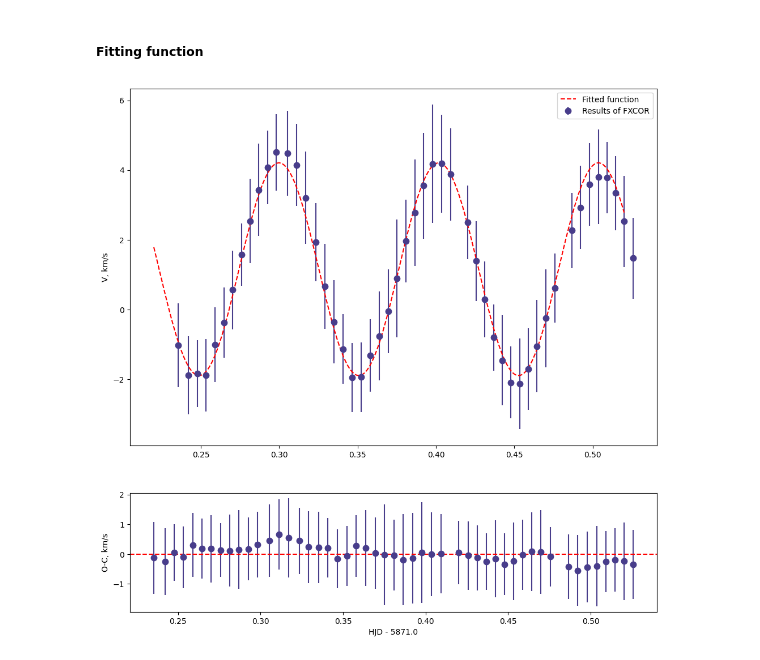
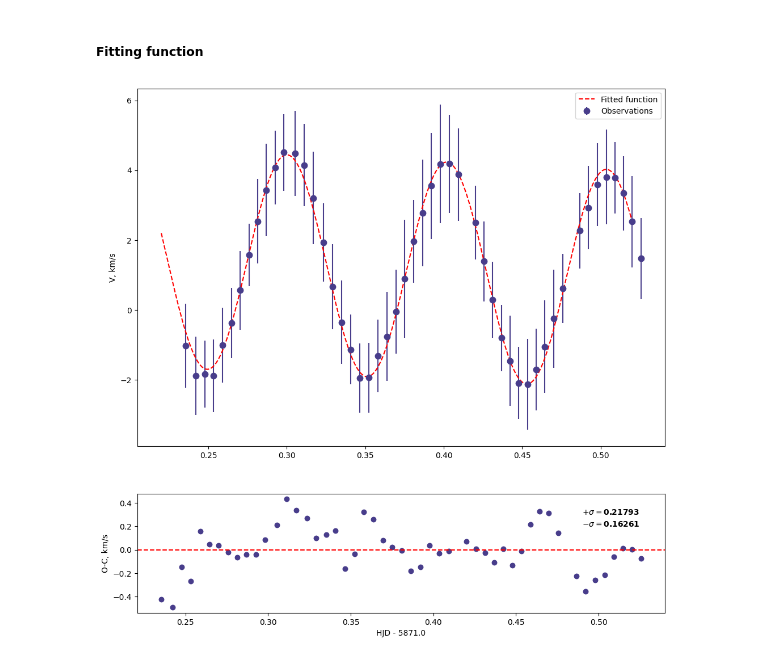
Before and after one commit to ASTR0MNSTR/univ_codes, a Jupyter notebook: 2024_2025/Spectroscopy/star_04/note.ipynb, the cells around one changed output. Saved outputs shown, nothing was run; the diff lists cells and outputs as text; code cells hidden in the pictures.

```diff
--- a/2024_2025/Spectroscopy/star_04/note.ipynb
+++ b/2024_2025/Spectroscopy/star_04/note.ipynb
@@ -127,29 +127,35 @@ plt.show()
 # %% [markdown]
 ##### Fitting function
 # %%
-def func(x, a, b, c, d):
-    return a*np.sin(b*x + d) + c
+def func(x, a, b, c, d, e):
+    return a*np.sin(b*x + d) + c*x + e
 
-
-popt, _ = curve_fit(func, res["date"], res["VHELIO"], p0=[3.0, 50.0, 1.57, 1.0], sigma=res["VERR"], absolute_sigma=True)
+popt, popc = curve_fit(func, res["date"], res["VHELIO"], p0=[3.0, 50.0, 0.0, 1.57, 1.0], sigma=res["VERR"], absolute_sigma=True)
 
 fig, ax = plt.subplots(2, 1, figsize = (12, 12), height_ratios=[3, 1])
 
-ax[0].errorbar(res["date"], res["VHELIO"], yerr=res["VERR"], color='darkslateblue', marker='.', ms=15, fmt=" ", label='Results of FXCOR')
+ax[0].errorbar(res["date"], res["VHELIO"], yerr=res["VERR"], color='darkslateblue', marker='.', ms=15, fmt=" ", label='Observations')
 
 x = np.arange(0.22, 0.52, 0.001)
 # popt = [3.0, 50.0, 1.57, 1.0]
-ax[0].plot(x, func(x, popt[0], popt[1], popt[2], popt[3]), color='red', linestyle='dashed', label='Fitted function')
+ax[0].plot(x, func(x, popt[0], popt[1], popt[2], popt[3], popt[4]), color='red', linestyle='dashed', label='Fitted function')
 
 ax[0].set_ylabel("V, km/s")
 ax[0].legend()
 
-ax[1].errorbar(res["date"], res["VHELIO"] - func(res["date"], popt[0], popt[1], popt[2], popt[3]), color="darkslateblue", marker='.', ms=15, fmt=" ", yerr=res["VERR"])
+# ax[1].scatter(res["date"], res["VHELIO"] - func(res["date"], popt[0], popt[1], popt[2], popt[3], popt[4]), color="darkslateblue", marker='.', ms=15, fmt=" ", yerr=res["VERR"])
+ax[1].scatter(res["date"], res["VHELIO"] - func(res["date"], popt[0], popt[1], popt[2], popt[3], popt[4]), color="darkslateblue", marker='.', s=150)
 ax[1].axhline(0, color='red', linestyle='dashed')
 ax[1].set_ylabel("O-C, km/s")
 ax[1].set_xlabel("HJD - 5871.0")
 
+uncert_up = np.percentile(res["VHELIO"] - func(res["date"], popt[0], popt[1], popt[2], popt[3], popt[4]), 84)
+uncert = np.percentile(res["VHELIO"] - func(res["date"], popt[0], popt[1], popt[2], popt[3], popt[4]), 50)
+uncert_down = np.percentile(res["VHELIO"] - func(res["date"], popt[0], popt[1], popt[2], popt[3], popt[4]), 16)
+
+ax[1].text(0.49, 0.3, r"$+\sigma = $" + f'{round(uncert_up - uncert, 5)}', weight='bold')
+ax[1].text(0.49, 0.2, r"$-\sigma = $" + f'{round(uncert - uncert_down, 5)}', weight='bold')
 
 plt.show()
 # %% [output]
-[figure, old version]
+[figure, new version]
```
Also changed, not shown: 1 other file.
